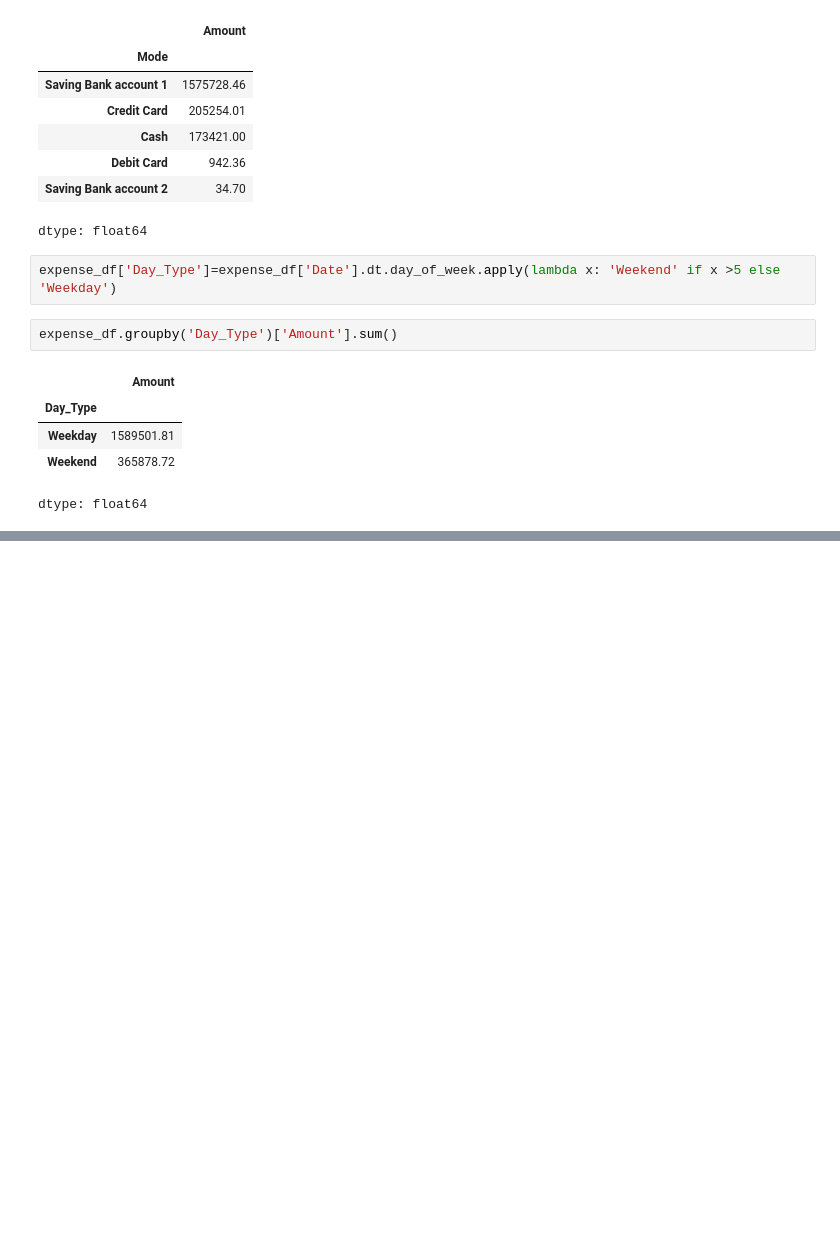
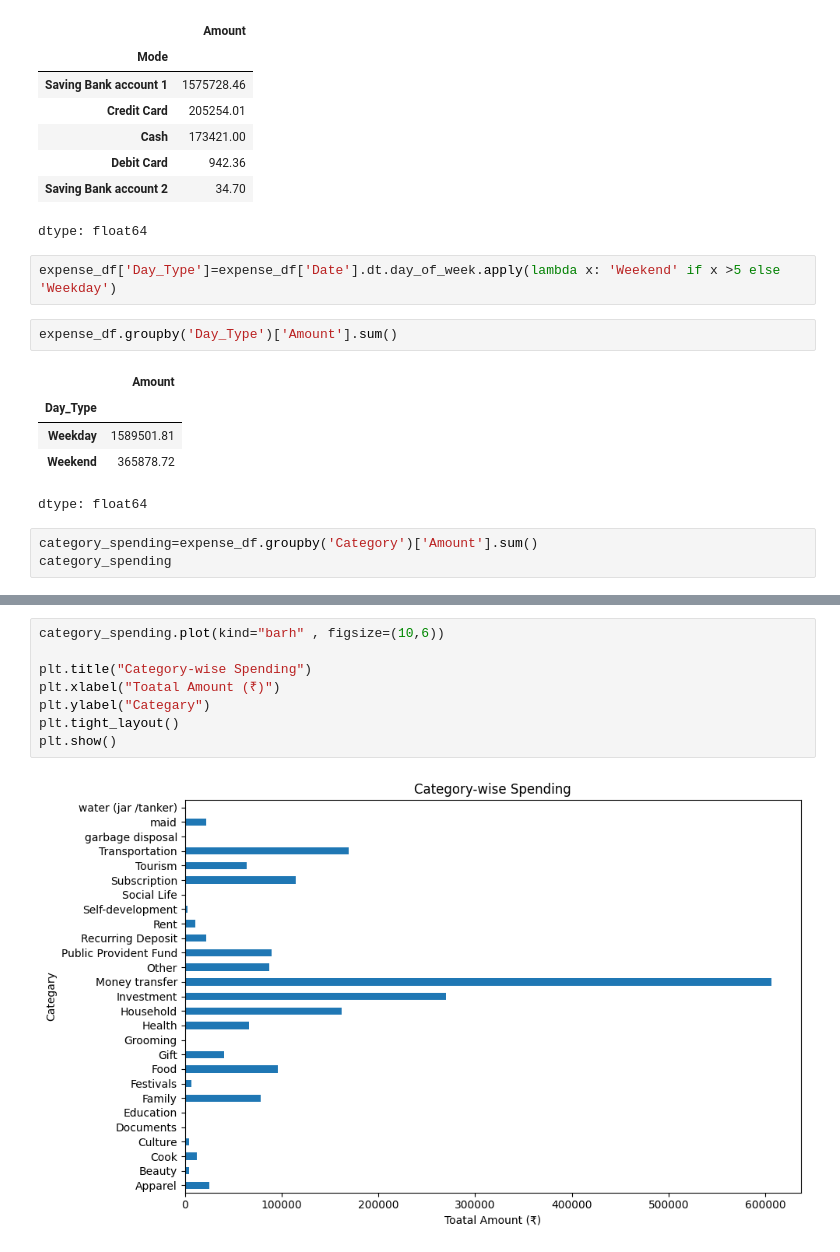
Before and after one commit to kailashchaudhary-p/Daily-Expense-Analyzer, a Jupyter notebook: Daily_Expense_Analyzer.ipynb, the cells around one changed output, grey strips where cells are left out. Saved outputs shown, nothing was run; the diff lists cells and outputs as text; blank space fills up the shorter version.

```diff
--- a/Daily_Expense_Analyzer.ipynb
+++ b/Daily_Expense_Analyzer.ipynb
@@ -468,3 +470,6 @@ expense_df.groupby('Day_Type')['Amount'].sum()
 | Weekday | 1589501.81 |
 | Weekend | 365878.72 |
 dtype: float64
+# %%
+category_spending=expense_df.groupby('Category')['Amount'].sum()
+category_spending
@@ -470,0 +496,10 @@ dtype: float64
+# %%
+category_spending.plot(kind="barh" , figsize=(10,6))
+
+plt.title("Category-wise Spending")
+plt.xlabel("Toatal Amount (₹)")
+plt.ylabel("Categary")
+plt.tight_layout()
+plt.show()
+# %% [output]
+[figure, added]
```
Also changed, not shown: parts of 2 cells of this notebook.
